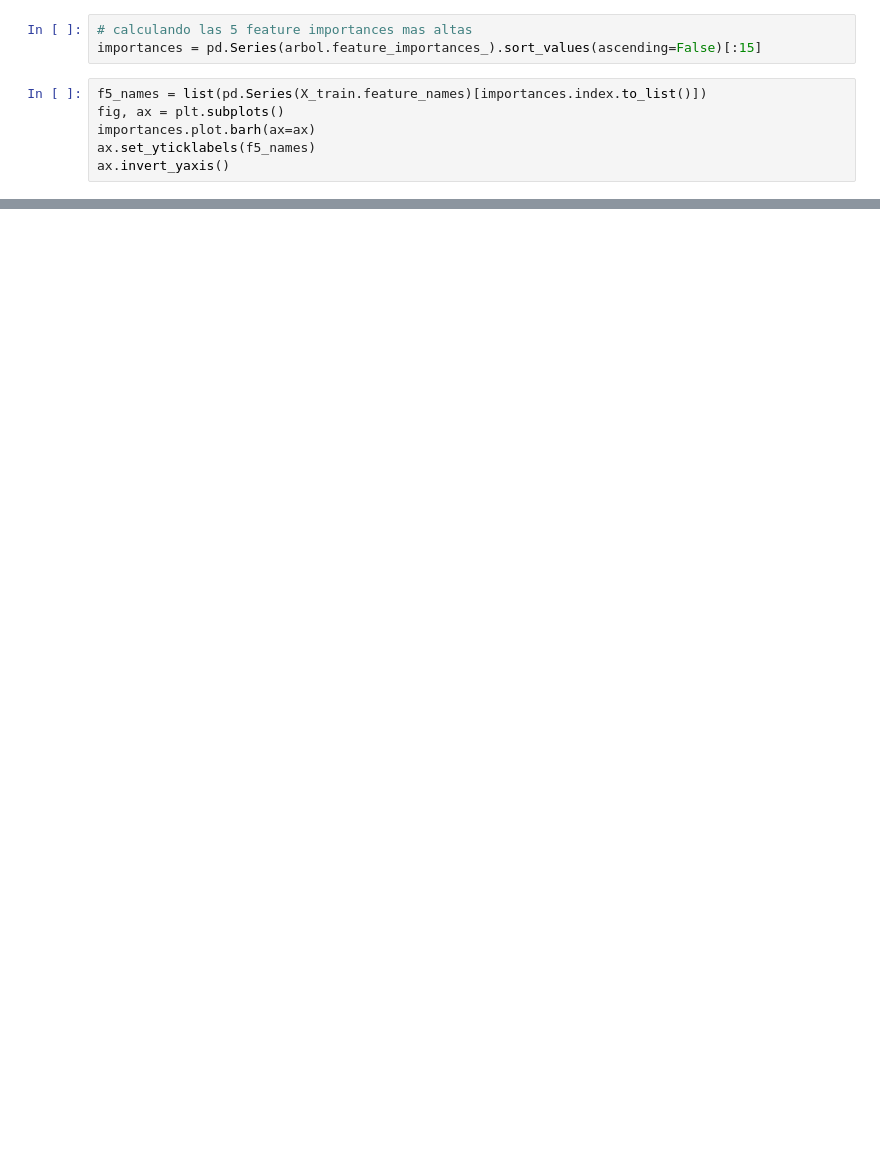
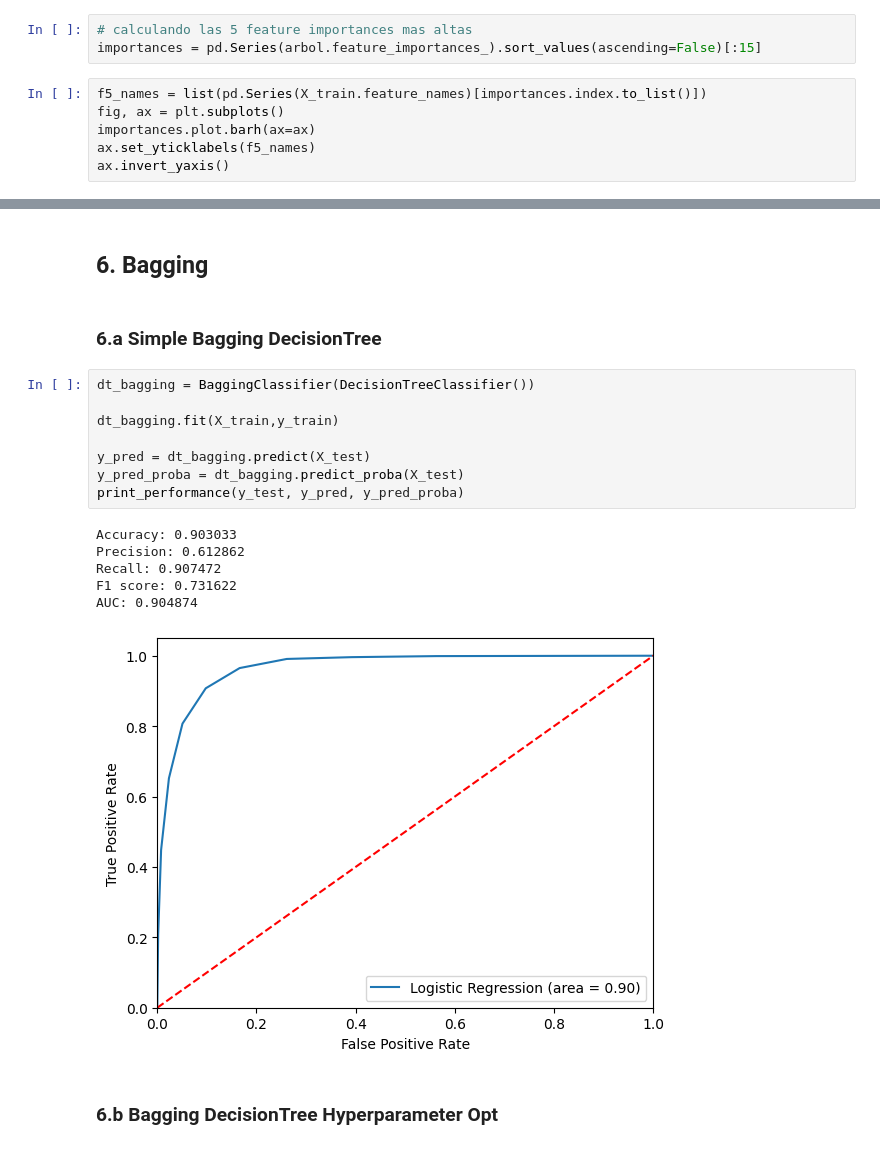
Before and after one commit to felipeaguirre66/PoliticsNLP, a Jupyter notebook: Classification/two_ideas_one_class.ipynb, the cells around one changed output, grey strips where cells are left out. Saved outputs shown, nothing was run; the diff lists cells and outputs as text; blank space fills up the shorter version.

```diff
--- a/Classification/two_ideas_one_class.ipynb
+++ b/Classification/two_ideas_one_class.ipynb
@@ -472,0 +618,21 @@ ax.invert_yaxis()
+# %% [markdown]
+## 6. Bagging
+# %% [markdown]
+### 6.a Simple Bagging DecisionTree
+# %%
+dt_bagging = BaggingClassifier(DecisionTreeClassifier())
+
+dt_bagging.fit(X_train,y_train)
+
+y_pred = dt_bagging.predict(X_test)
+y_pred_proba = dt_bagging.predict_proba(X_test)
+print_performance(y_test, y_pred, y_pred_proba)
+# %% [output]
+Accuracy: 0.903033
+Precision: 0.612862
+Recall: 0.907472
+F1 score: 0.731622
+AUC: 0.904874
+[figure, added]
+# %% [markdown]
+### 6.b Bagging DecisionTree Hyperparameter Opt
```
Also changed, not shown: parts of 62 cells of this notebook, 7 other files.
